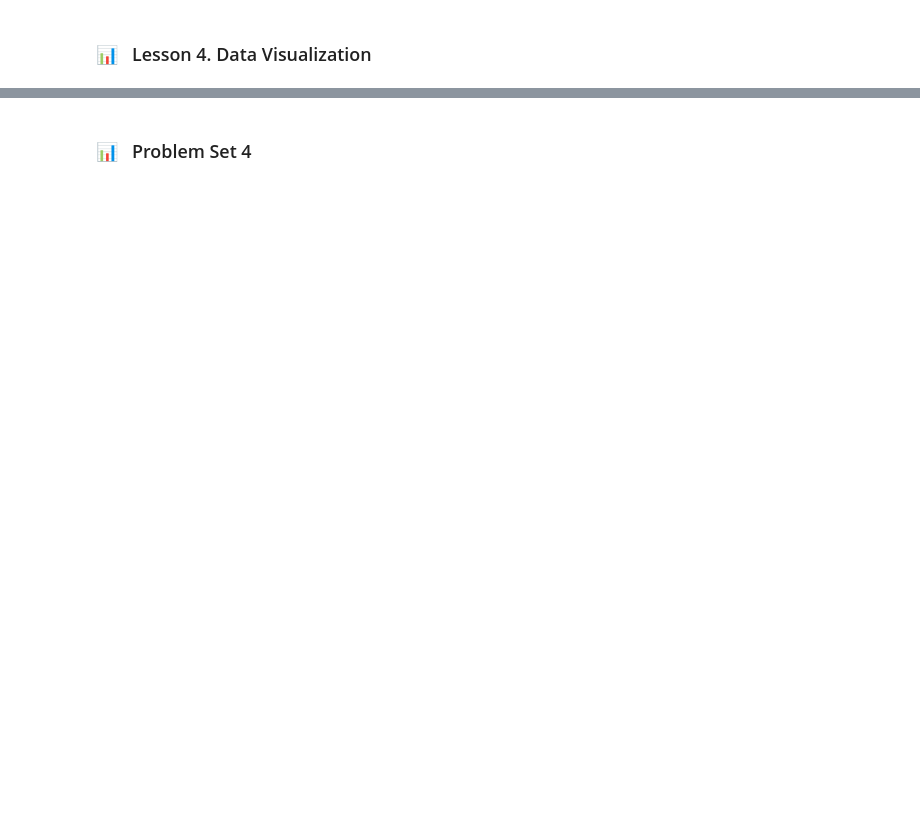
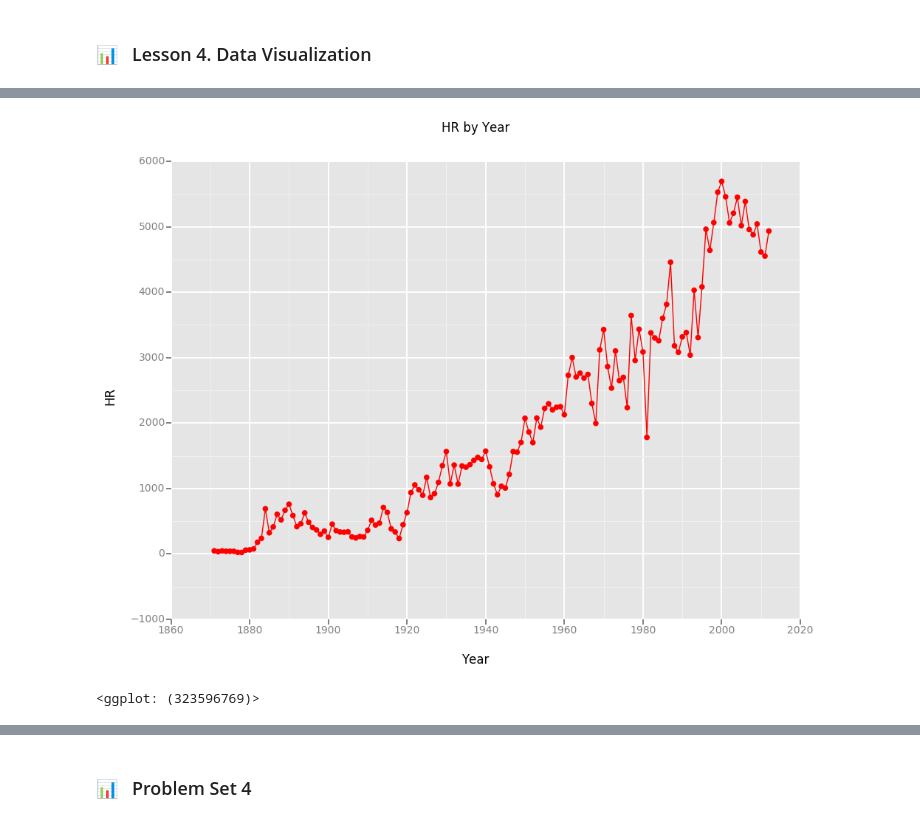
Before and after one commit to OlgaBelitskaya/reflections, a Jupyter notebook: ud359/reflections-ud359-3-4.ipynb, the cells around one changed output, grey strips where cells are left out. Drawn from its saved outputs; the diff is of its cells as text; code cells hidden in the pictures; blank space fills up the shorter version.

```diff
--- a/ud359/reflections-ud359-3-4.ipynb
+++ b/ud359/reflections-ud359-3-4.ipynb
@@ -594,0 +741,30 @@ def predictions(weather_turnstile):
+# %%
+def lineplot(hr_year_csv):
+    # A csv file will be passed in as an argument which
+    # contains two columns -- 'HR' (the number of homerun hits)
+    # and 'yearID' (the year in which the homeruns were hit).
+    #
+    # Fill out the body of this function, lineplot, to use the
+    # passed-in csv file, hr_year.csv, and create a
+    # chart with points connected by lines, both colored 'red',
+    # showing the number of HR by year.
+    #
+    # You will want to first load the csv file into a pandas dataframe
+    # and use the pandas dataframe along with ggplot to create your visualization
+    #
+    # You can check out the data in the csv file at the link below:
+    # https://s3.amazonaws.com/content.udacity-data.com/courses/ud359/hr_year.csv
+    #
+    # You can read more about ggplot at the following link:
+    # https://github.com/yhat/ggplot/
+    data = pd.read_csv(hr_year_csv)
+    gg = ggplot(data, aes('yearID','HR')) + geom_point(color='red', size=30, shape='o') + \
+    geom_line(color='red') + ggtitle('HR by Year') + xlab('Year') + ylab('HR')
+
+    #YOUR CODE GOES HERE
+    return gg
+# %%
+lineplot('hr_year.csv')
+# %% [output]
+[figure, added]
+<ggplot: (323596769)>
```
Also changed, not shown: parts of 21 cells of this notebook.
